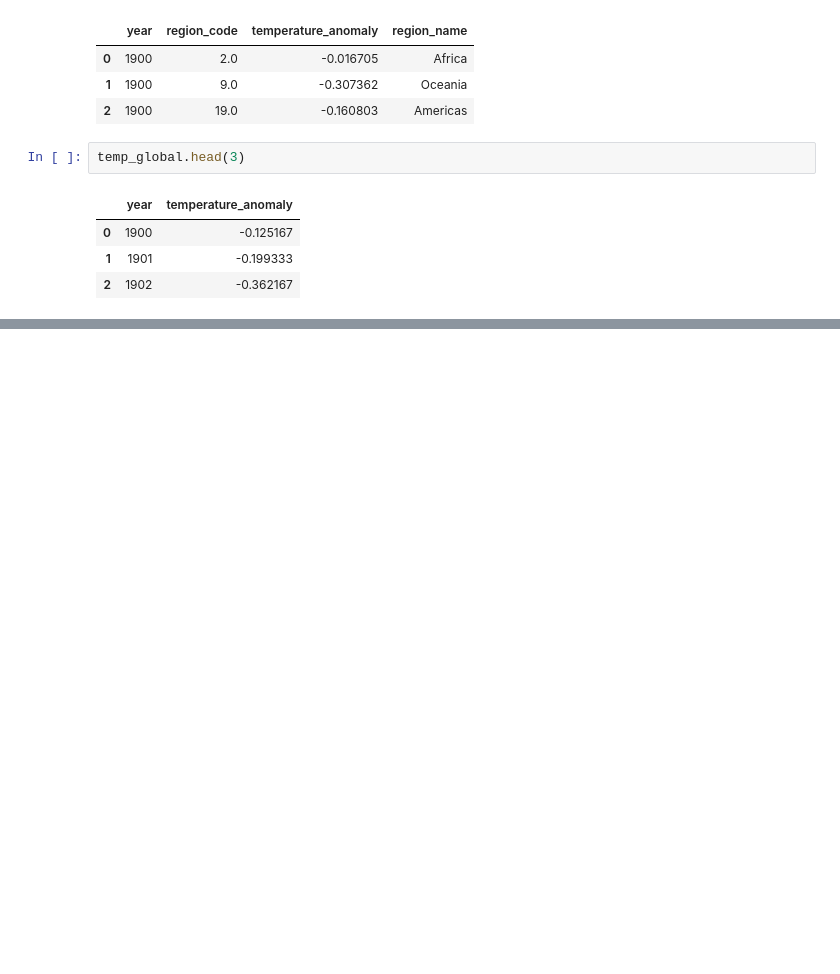
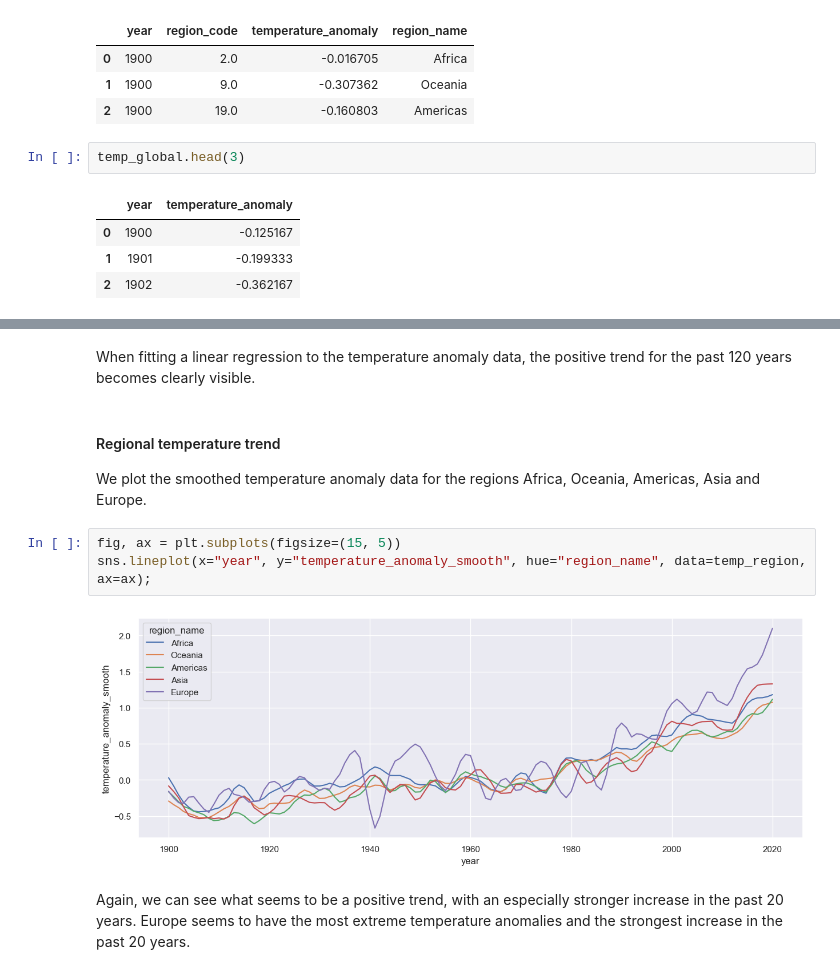
Before and after one commit to lukiwieser/natural-disasters-and-climate-change, a Jupyter notebook: main.ipynb, the cells around one changed output, grey strips where cells are left out. Cells and saved outputs as stored; diff of their text form; blank space fills up the shorter version.

```diff
--- a/main.ipynb
+++ b/main.ipynb
@@ -1223,0 +1283,13 @@ If not otherwise specified we look at natural disasters from a globaly.
+# %% [markdown]
+When fitting a linear regression to the temperature anomaly data, the positive trend for the past 120 years becomes clearly visible.
+# %% [markdown]
+#### Regional temperature trend
+
+We plot the smoothed temperature anomaly data for the regions Africa, Oceania, Americas, Asia and Europe.
+# %%
+fig, ax = plt.subplots(figsize=(15, 5))
+sns.lineplot(x="year", y="temperature_anomaly_smooth", hue="region_name", data=temp_region, ax=ax);
+# %% [output]
+[figure, added]
+# %% [markdown]
+Again, we can see what seems to be a positive trend, with an especially stronger increase in the past 20 years. Europe seems to have the most extreme temperature anomalies and the strongest increase in the past 20 years.
```
Also changed, not shown: parts of 53 cells of this notebook, 1 other file.
